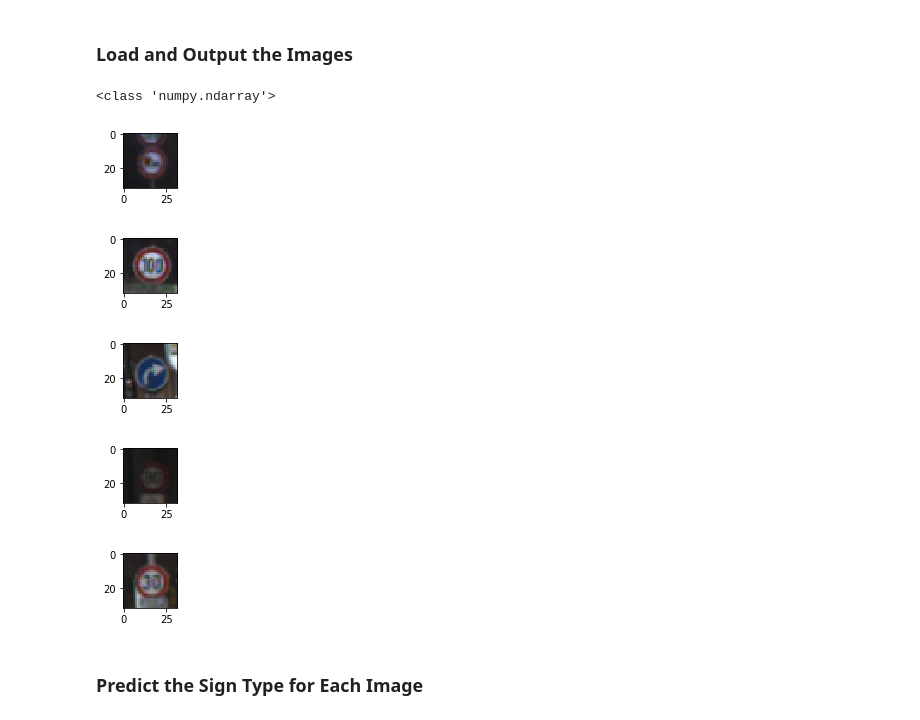
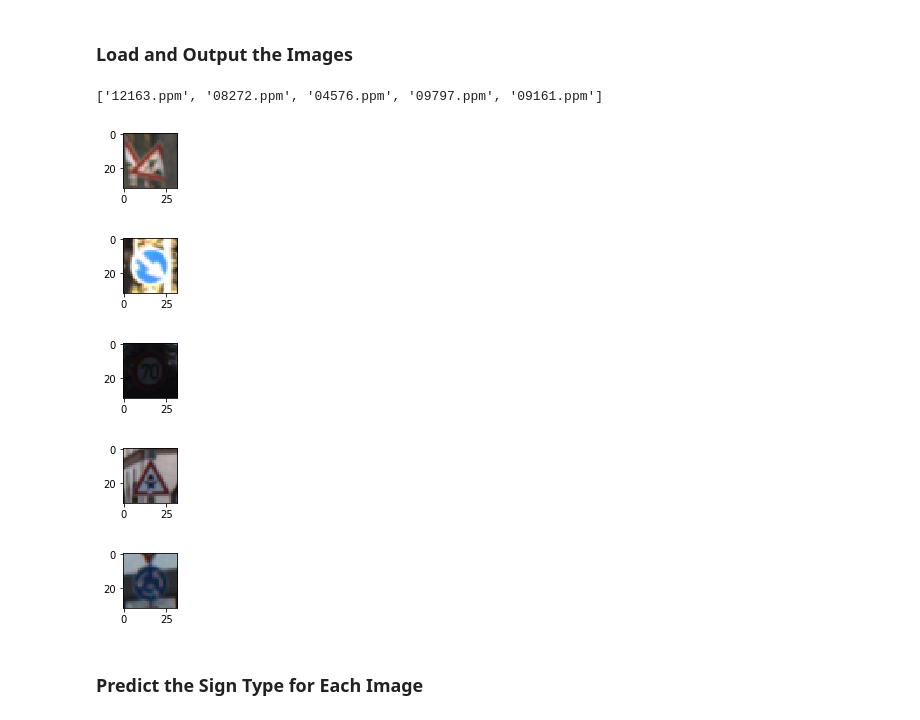
Before and after one commit to Groskilled/traffic_sign_classifier, a Jupyter notebook: Traffic_Sign_Classifier.ipynb, the cells around one changed output. Drawn from its saved outputs; the diff is of its cells as text; code cells hidden in the pictures.

```diff
--- a/Traffic_Sign_Classifier.ipynb
+++ b/Traffic_Sign_Classifier.ipynb
@@ -146,7 +148,8 @@ Use the code cell (or multiple code cells, if necessary) to implement the first
 aug1 = [np.flip(x,1) for x in X_train]
 #aug2 = [np.flip(x,0) for x in X_train]
 
+Xtrain_save = np.copy(X_train)
+ytrain_save = np.copy(y_train)
+
 y_train = np.array(list(y_train) * 2)
 X_train = np.array(list(X_train) + aug1)# + aug2)
-
-print(type(X_train))
@@ -256,4 +257,8 @@ with tf.Session() as sess:
         print()
 
     saver.save(sess, './lenet')
+    test_accuracy = evaluate(X_test, y_test)
+    train_accuracy = evaluate(Xtrain_save, ytrain_save)
+    print(test_accuracy)
+    print(train_accuracy)
     print("Model saved")
@@ -270,35 +278,34 @@ You may find `signnames.csv` useful as it contains mappings from the class id (i
 # %%
 ### Load the images and plot them here.
 ### Feel free to use as many code cells as needed.
 import os
 import PIL
 from PIL import Image
 import pandas as pd
 from scipy.misc import imresize
 import tensorflow as tf
 from sklearn.utils import shuffle
 
 names = os.listdir('Images')
-names = shuffle(names)
+#names = shuffle(names)
 names = names[:5]
 images = np.array([imresize(plt.imread('Images/' + x),(32,32)) for x in names])
 for img in images:
     plt.figure(figsize=(1,1))
     plt.imshow(img)
 
 class_file = pd.read_csv('Images/GT-final_test.csv')
 classes = []
+print(names)
 for i in names:
     classes.append(class_file.loc[class_file['Filename'] == i]['ClassId'].values[0])
-
-print(type(images))
 # %% [output]
-<class 'numpy.ndarray'>
+['12163.ppm', '08272.ppm', '04576.ppm', '09797.ppm', '09161.ppm']
-[figure, old version]
+[figure, new version]
-[figure, old version]
+[figure, new version]
-[figure, old version]
+[figure, new version]
-[figure, old version]
+[figure, new version]
-[figure, old version]
+[figure, new version]
 # %% [markdown]
 ### Predict the Sign Type for Each Image
 # %%
```
Also changed, not shown: parts of 7 cells of this notebook, 1 other file.
